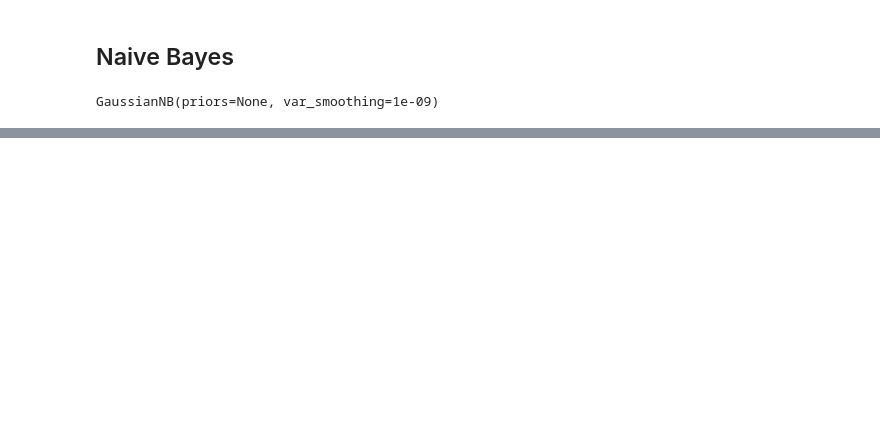
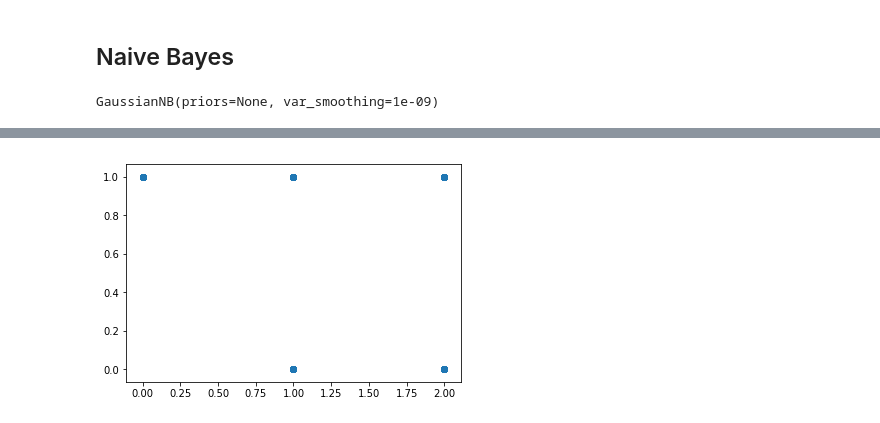
Before and after one commit to ahmedhamdi96/BC, a Jupyter notebook: main.ipynb, the cells around one changed output, grey strips where cells are left out. Saved outputs shown, nothing was run; the diff lists cells and outputs as text; code cells hidden in the pictures; blank space fills up the shorter version.

```diff
--- a/main.ipynb
+++ b/main.ipynb
@@ -534,0 +549,5 @@ accuracy_score(Y_test, prediction)
+# %%
+plt.scatter(df['variable4'], df['classLabel'])
+plt.show()
+# %% [output]
+[figure, added]
```
Also changed, not shown: parts of 42 cells of this notebook.
